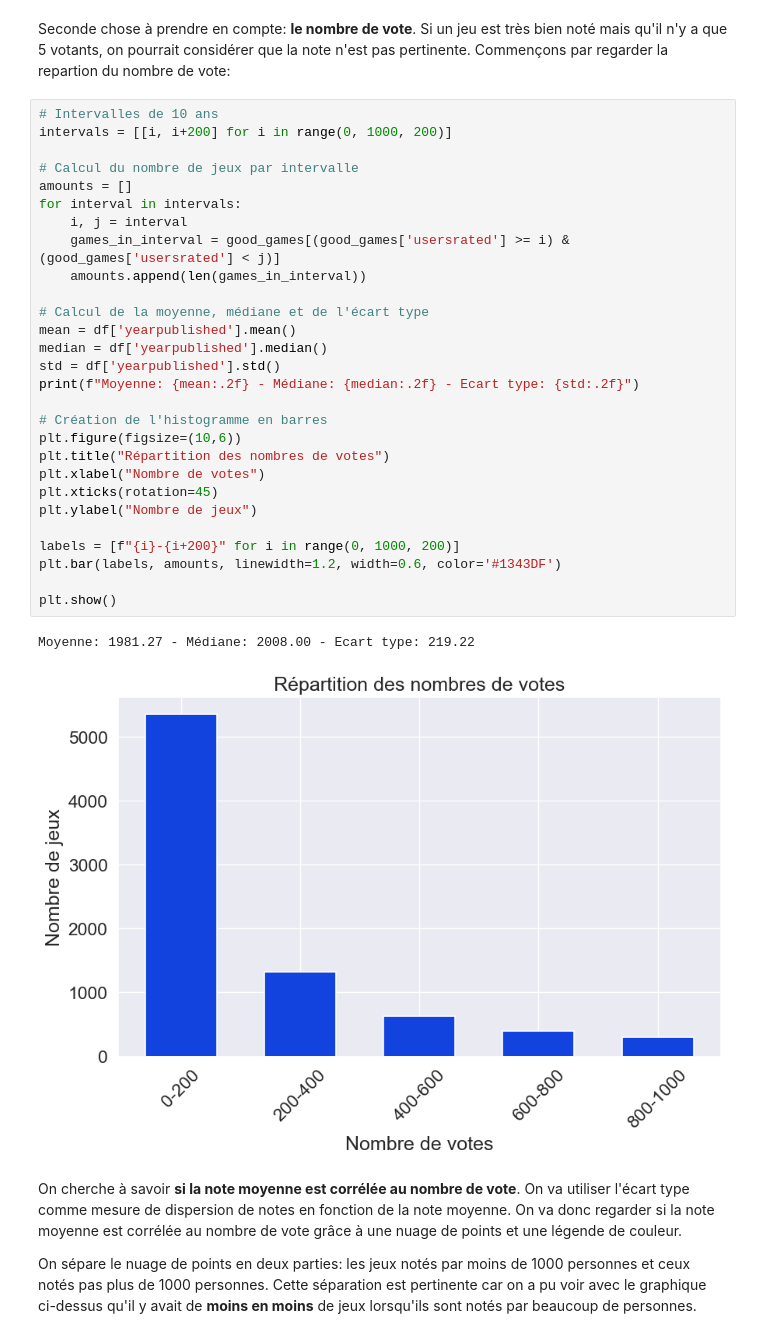
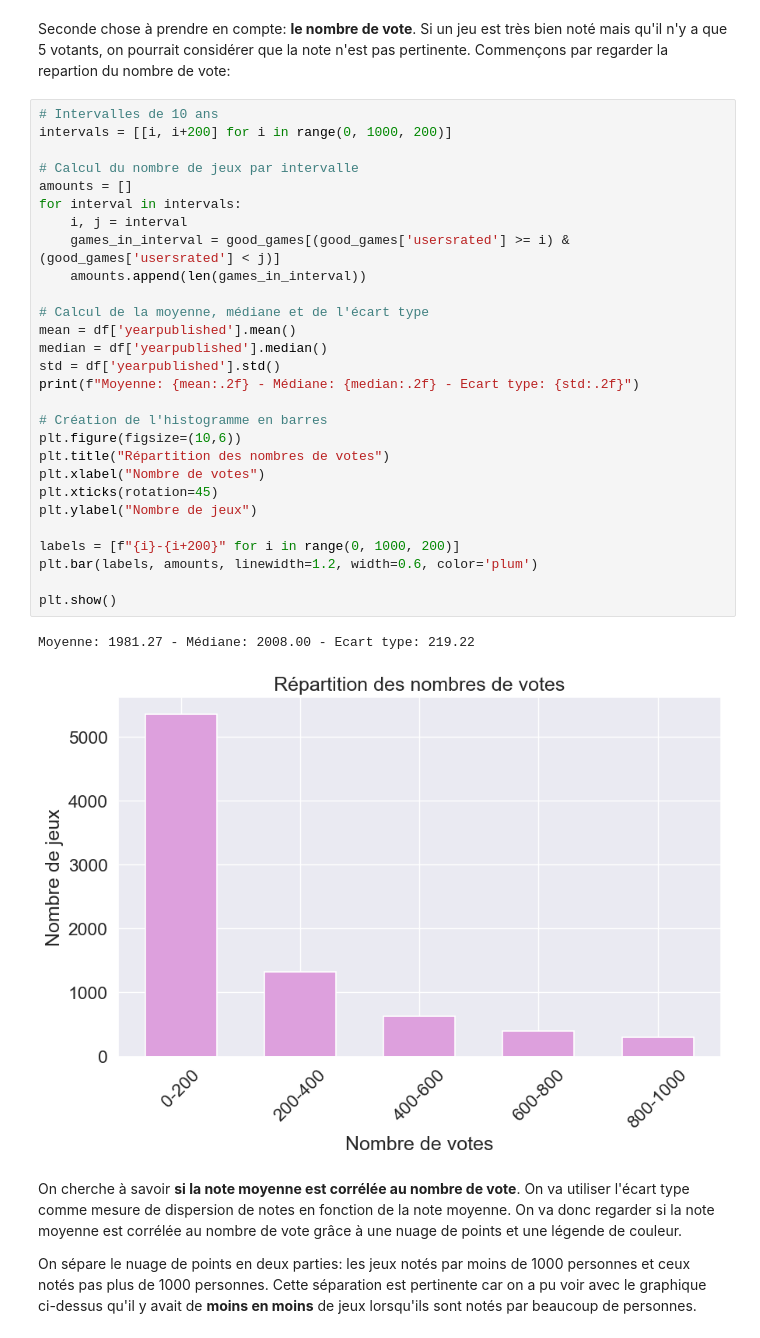
Before and after one commit to LOISGALLAUD/issd, a Jupyter notebook: PROJET/LGALLAUD.ipynb, the cells around one changed output. Drawn from its saved outputs; the diff is of its cells as text.

```diff
--- a/PROJET/LGALLAUD.ipynb
+++ b/PROJET/LGALLAUD.ipynb
@@ -215,34 +215,34 @@ Seconde chose à prendre en compte: **le nombre de vote**. Si un jeu est très b
 # %%
 # Intervalles de 10 ans
 intervals = [[i, i+200] for i in range(0, 1000, 200)]
 
 # Calcul du nombre de jeux par intervalle
 amounts = []
 for interval in intervals:
     i, j = interval
     games_in_interval = good_games[(good_games['usersrated'] >= i) & (good_games['usersrated'] < j)]
     amounts.append(len(games_in_interval))
 
 # Calcul de la moyenne, médiane et de l'écart type
 mean = df['yearpublished'].mean()
 median = df['yearpublished'].median()
 std = df['yearpublished'].std()
 print(f"Moyenne: {mean:.2f} - Médiane: {median:.2f} - Ecart type: {std:.2f}")
 
 # Création de l'histogramme en barres
 plt.figure(figsize=(10,6))
 plt.title("Répartition des nombres de votes")
 plt.xlabel("Nombre de votes")
 plt.xticks(rotation=45)
 plt.ylabel("Nombre de jeux")
 
 labels = [f"{i}-{i+200}" for i in range(0, 1000, 200)]
-plt.bar(labels, amounts, linewidth=1.2, width=0.6, color='#1343DF')
+plt.bar(labels, amounts, linewidth=1.2, width=0.6, color='plum')
 
 plt.show()
 # %% [output]
 Moyenne: 1981.27 - Médiane: 2008.00 - Ecart type: 219.22
-[figure, old version]
+[figure, new version]
 # %% [markdown]
 On cherche à savoir **si la note moyenne est corrélée au nombre de vote**. On va utiliser l'écart type comme mesure de dispersion de notes en fonction de la note moyenne. On va donc regarder si la note moyenne est corrélée au nombre de vote grâce à une nuage de points et une légende de couleur.
 
```
Also changed, not shown: parts of 21 cells of this notebook, 3 other files.
